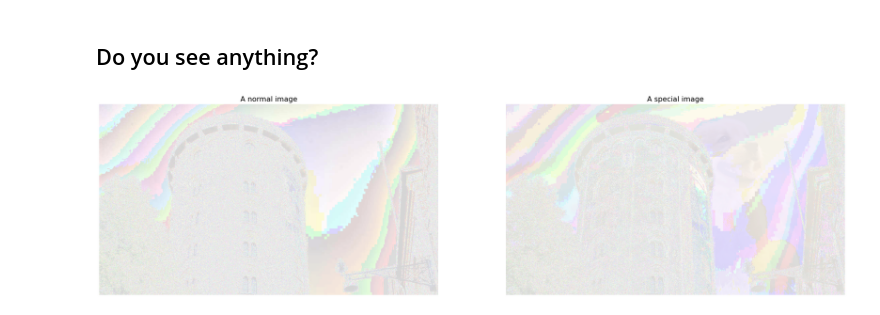
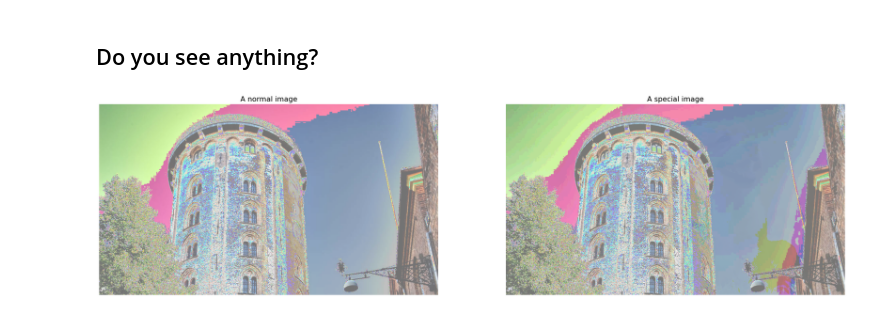
Before and after one commit to simonaertssen/steganography, a Jupyter notebook: steganography.ipynb, the cells around one changed output. Drawn from its saved outputs; the diff is of its cells as text; code cells hidden in the pictures.

```diff
--- a/steganography.ipynb
+++ b/steganography.ipynb
@@ -39,20 +39,18 @@ ax[1].set_title('A special image', fontsize=16)
 # %% [markdown]
 ## Do you see anything?
 # %%
-from math import ceil
-
-bits = 18
+bits = 100
 step = 255.0 / bits
 
 tower_remainder = (tower_image % bits * step).astype(uint8)
 hidden_remainder = (hidden_image % bits * step).astype(uint8)
 
 fig, ax = plt.subplots(1, 2, figsize=(30, 15))
 ax[0].imshow(tower_remainder)
 ax[0].set_title('A normal image', fontsize=16)
 ax[1].imshow(hidden_remainder)
 ax[1].set_title('A special image', fontsize=16)
 
 [axi.set_axis_off() for axi in ax.ravel()];
 # %% [output]
-[figure, old version]
+[figure, new version]
```
Also changed, not shown: parts of 1 cell of this notebook, 1 other file.
